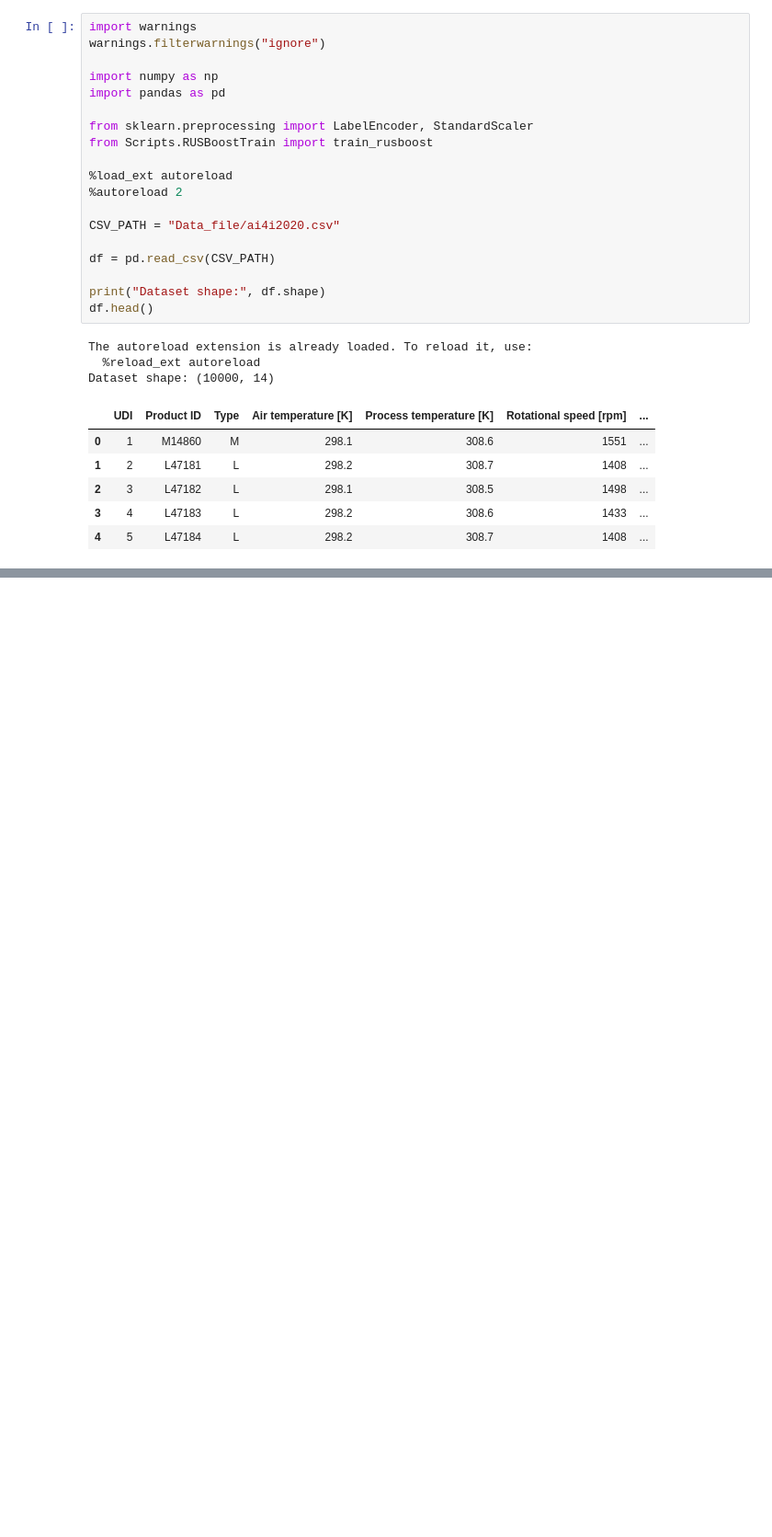
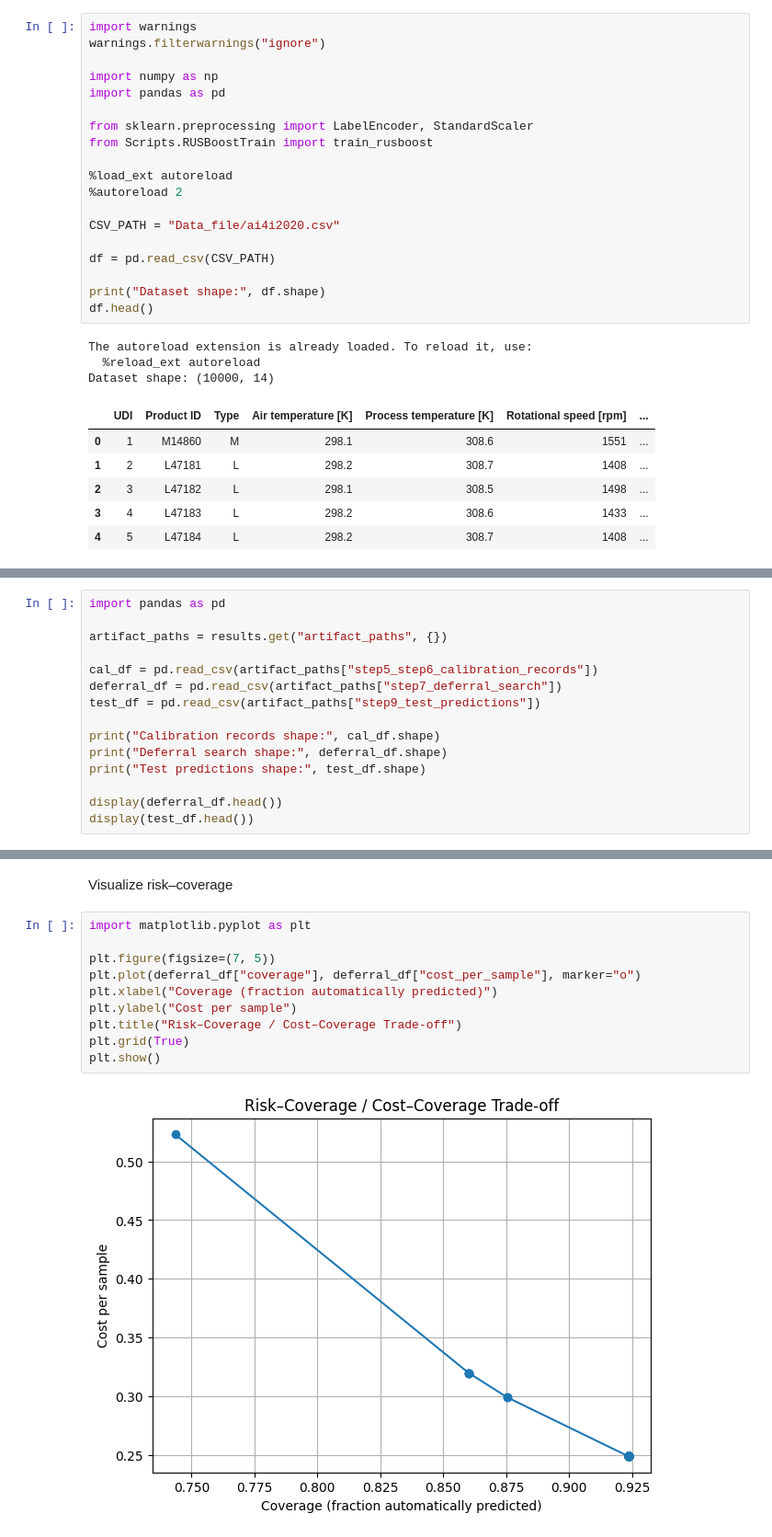
Before and after one commit to ti908/Safety_aware_prediction_analysis, a Jupyter notebook: RandomForest_Model_Framework.ipynb, the cells around one changed output, grey strips where cells are left out. Shown at 92% size. Saved outputs shown, nothing was run; the diff lists cells and outputs as text; blank space fills up the shorter version.

```diff
--- a/RandomForest_Model_Framework.ipynb
+++ b/RandomForest_Model_Framework.ipynb
@@ -176,0 +260,15 @@ Notes file created at: experiments_rf/run_2026-04-22_04-53-24/notes.txt
+# %%
+import pandas as pd
+
+artifact_paths = results.get("artifact_paths", {})
+
+cal_df = pd.read_csv(artifact_paths["step5_step6_calibration_records"])
+deferral_df = pd.read_csv(artifact_paths["step7_deferral_search"])
+test_df = pd.read_csv(artifact_paths["step9_test_predictions"])
+
+print("Calibration records shape:", cal_df.shape)
+print("Deferral search shape:", deferral_df.shape)
+print("Test predictions shape:", test_df.shape)
+
+display(deferral_df.head())
+display(test_df.head())
@@ -176,0 +291,14 @@ Notes file created at: experiments_rf/run_2026-04-22_04-53-24/notes.txt
+# %% [markdown]
+Visualize risk–coverage
+# %%
+import matplotlib.pyplot as plt
+
+plt.figure(figsize=(7, 5))
+plt.plot(deferral_df["coverage"], deferral_df["cost_per_sample"], marker="o")
+plt.xlabel("Coverage (fraction automatically predicted)")
+plt.ylabel("Cost per sample")
+plt.title("Risk–Coverage / Cost–Coverage Trade-off")
+plt.grid(True)
+plt.show()
+# %% [output]
+[figure, added]
```
Also changed, not shown: parts of 14 cells of this notebook, 54 other files.
